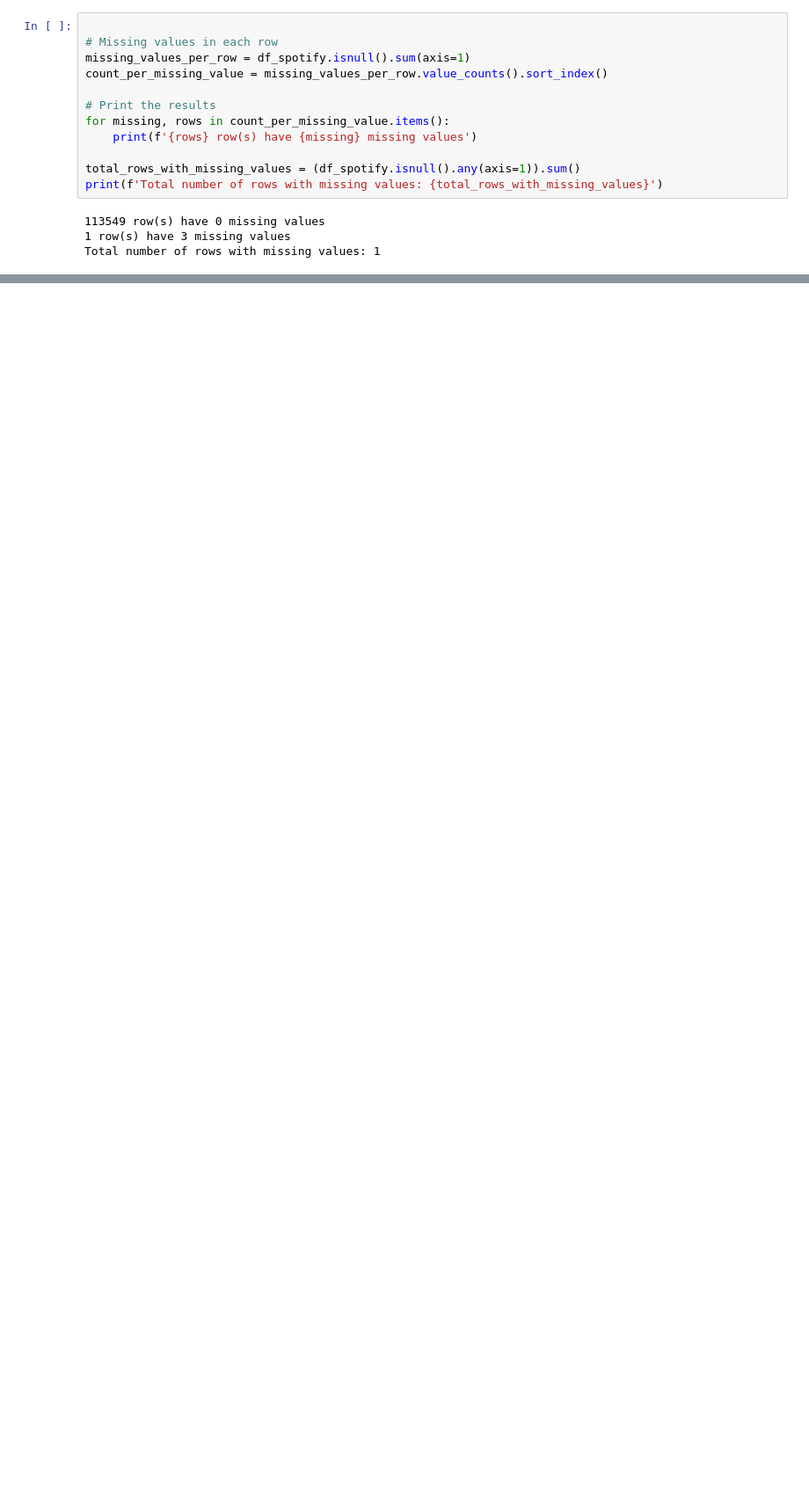
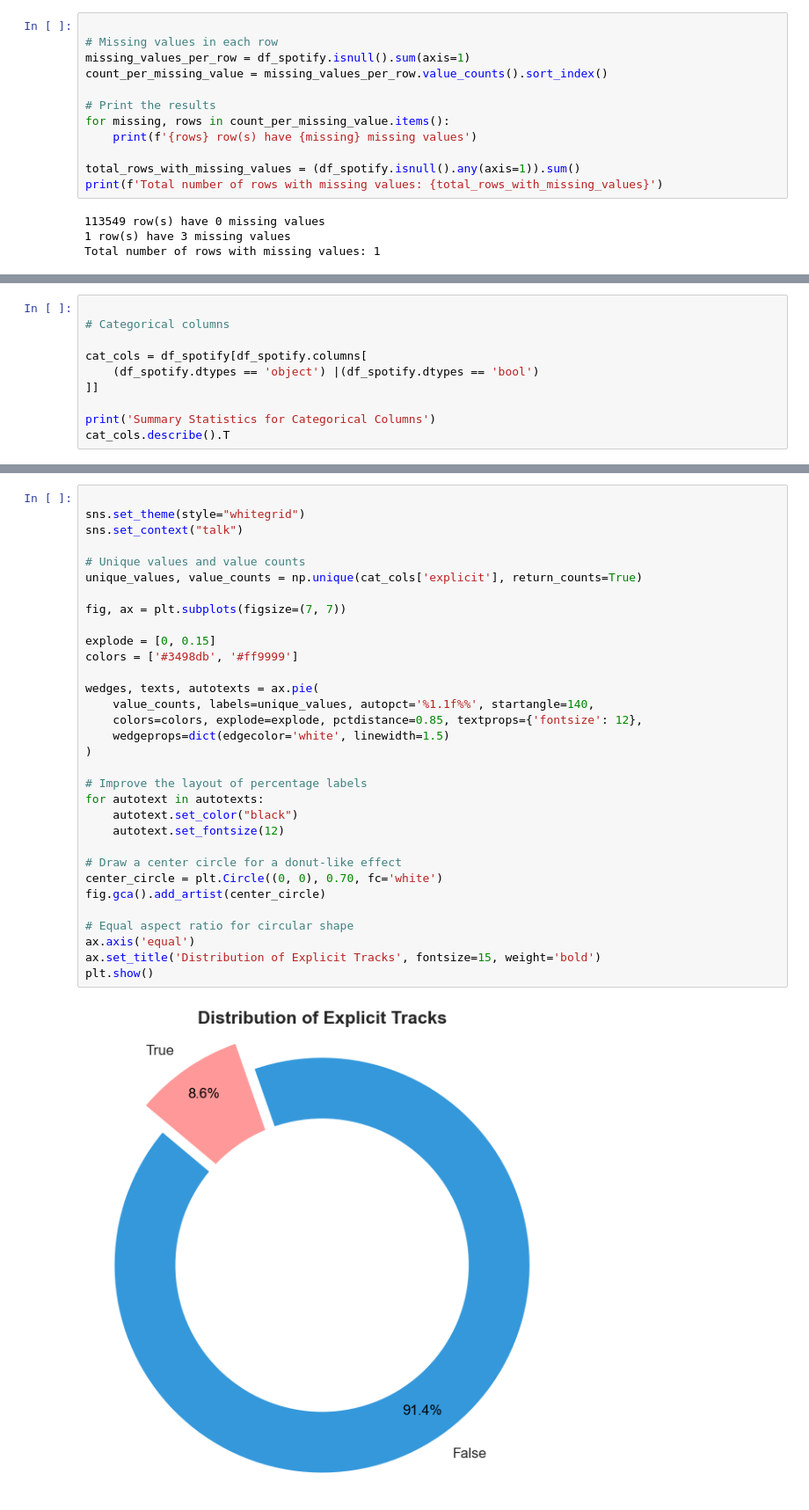
Before and after one commit to Praveen-Rangavajhula/spotify-genre-prediction, a Jupyter notebook: notebooks/1-EDA-Spotify.ipynb, the cells around one changed output, grey strips where cells are left out. Shown at 88% size. Cells and saved outputs as stored; diff of their text form; blank space fills up the shorter version.

```diff
--- a/notebooks/1-EDA-Spotify.ipynb
+++ b/notebooks/1-EDA-Spotify.ipynb
@@ -132,0 +206,10 @@ Total number of rows with missing values: 1
+# %%
+
+# Categorical columns
+
+cat_cols = df_spotify[df_spotify.columns[
+    (df_spotify.dtypes == 'object') |(df_spotify.dtypes == 'bool')
+]]
+
+print('Summary Statistics for Categorical Columns')
+cat_cols.describe().T
@@ -132,0 +282,34 @@ Total number of rows with missing values: 1
+# %%
+
+sns.set_theme(style="whitegrid")
+sns.set_context("talk")
+
+# Unique values and value counts
+unique_values, value_counts = np.unique(cat_cols['explicit'], return_counts=True)
+
+fig, ax = plt.subplots(figsize=(7, 7))
+
+explode = [0, 0.15]
+colors = ['#3498db', '#ff9999']
+
+wedges, texts, autotexts = ax.pie(
+    value_counts, labels=unique_values, autopct='%1.1f%%', startangle=140,
+    colors=colors, explode=explode, pctdistance=0.85, textprops={'fontsize': 12},
+    wedgeprops=dict(edgecolor='white', linewidth=1.5)
+)
+
+# Improve the layout of percentage labels
+for autotext in autotexts:
+    autotext.set_color("black")
+    autotext.set_fontsize(12)
+
+# Draw a center circle for a donut-like effect
+center_circle = plt.Circle((0, 0), 0.70, fc='white')
+fig.gca().add_artist(center_circle)
+
+# Equal aspect ratio for circular shape
+ax.axis('equal')
+ax.set_title('Distribution of Explicit Tracks', fontsize=15, weight='bold')
+plt.show()
+# %% [output]
+[figure, added]
```
Also changed, not shown: parts of 15 cells of this notebook.
